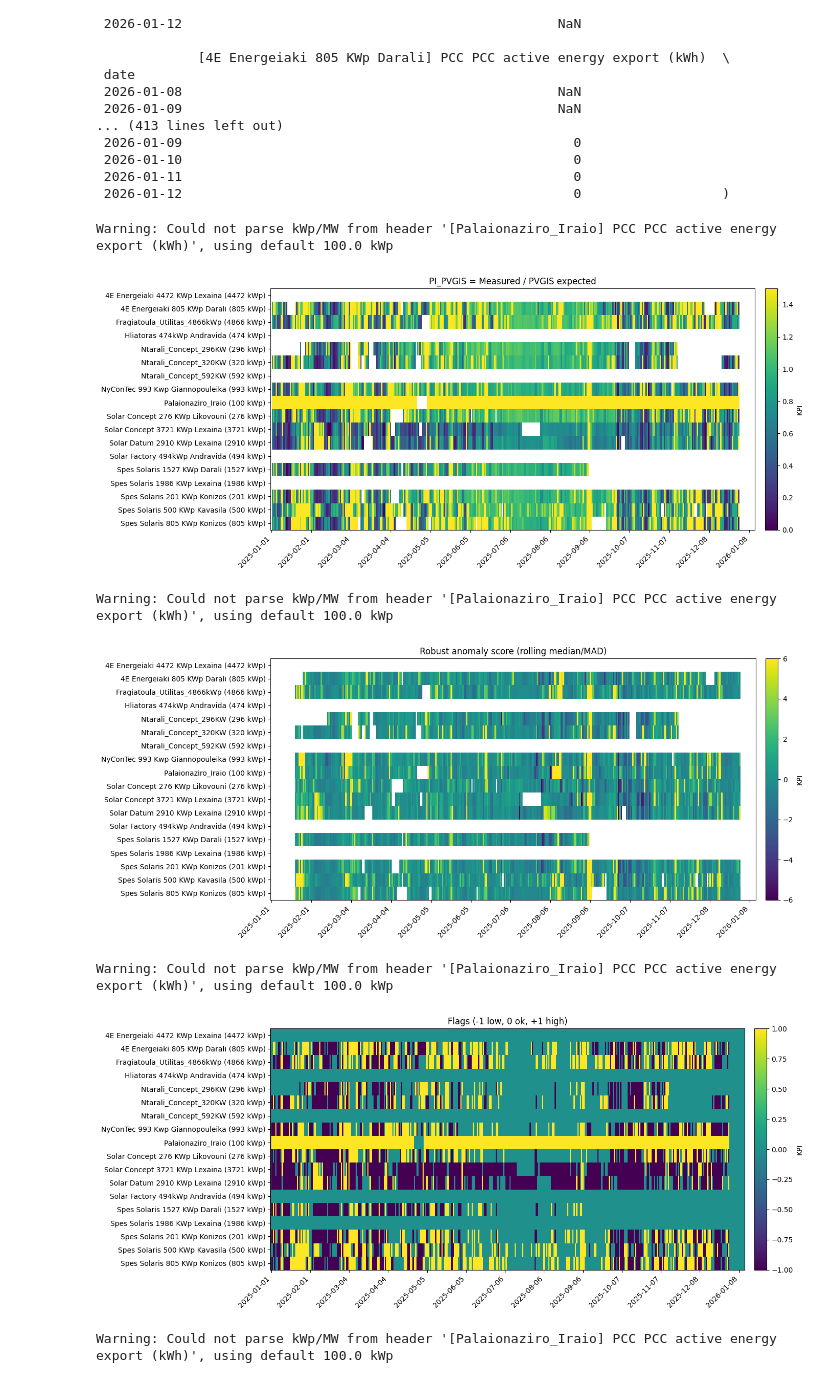
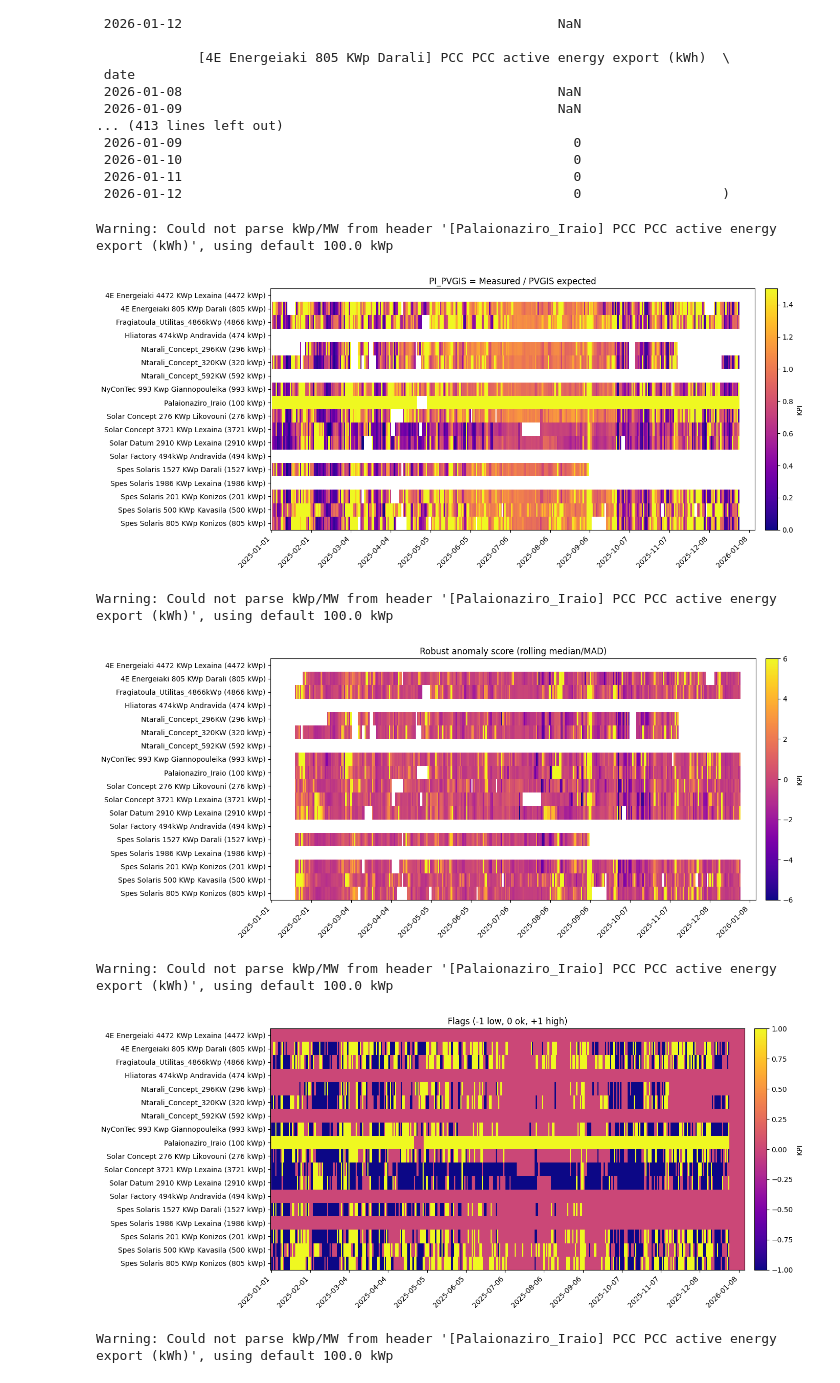
Before and after one commit to steliosvliaros/daily_avg_pv_kpi_heatmap, a Jupyter notebook: notebooks/01_prototype_pvgis_pi_heatmap.ipynb, the cells around one changed output. Cells and saved outputs as stored; diff of their text form; code cells hidden in the pictures.

```diff
--- a/notebooks/01_prototype_pvgis_pi_heatmap.ipynb
+++ b/notebooks/01_prototype_pvgis_pi_heatmap.ipynb
@@ -705,38 +705,38 @@ def plot_heatmap(mat: pd.DataFrame, title: str, vmin=None, vmax=None):
 
     # nicer y labels (park label + kWp)
     y = []
     for col in m.index:
         y.append(f"{short_label(col)} ({parse_kwp_from_header(col):.0f} kWp)")
     m.index = y
 
     fig, ax = plt.subplots(figsize=(14, max(6, 0.28 * len(m.index))))
-    im = ax.imshow(m.values, aspect="auto", interpolation="nearest", cmap="viridis", vmin=vmin, vmax=vmax)
+    im = ax.imshow(m.values, aspect="auto", interpolation="nearest", cmap="plasma", vmin=vmin, vmax=vmax)
 
     ax.set_title(title)
     ax.set_yticks(np.arange(len(m.index)))
     ax.set_yticklabels(m.index)
 
     dates = pd.to_datetime(m.columns)
     step = max(1, len(dates) // 12)
     xticks = np.arange(0, len(dates), step)
     ax.set_xticks(xticks)
     ax.set_xticklabels([d.strftime("%Y-%m-%d") for d in dates[::step]], rotation=45, ha="right")
 
     cbar = plt.colorbar(im, ax=ax, fraction=0.025, pad=0.02)
     cbar.ax.set_ylabel("KPI", rotation=90)
     plt.tight_layout()
     plt.show()
 
 plot_heatmap(pi, "PI_PVGIS = Measured / PVGIS expected", vmin=0.0, vmax=1.5)
 plot_heatmap(score, "Robust anomaly score (rolling median/MAD)", vmin=-6, vmax=6)
 plot_heatmap(flag, "Flags (-1 low, 0 ok, +1 high)", vmin=-1, vmax=1)
 # %% [output]
 Warning: Could not parse kWp/MW from header '[Palaionaziro_Iraio] PCC PCC active energy export (kWh)', using default 100.0 kWp
-[figure, old version]
+[figure, new version]
 Warning: Could not parse kWp/MW from header '[Palaionaziro_Iraio] PCC PCC active energy export (kWh)', using default 100.0 kWp
-[figure, old version]
+[figure, new version]
 Warning: Could not parse kWp/MW from header '[Palaionaziro_Iraio] PCC PCC active energy export (kWh)', using default 100.0 kWp
-[figure, old version]
+[figure, new version]
 # %%
 # Example usage of boxplot function
 plot_boxplot(pi, "Distribution of PI_PVGIS per Park", ylabel="PI_PVGIS", ylim=(0.0, 2.0))
```
Also changed, not shown: 1 other file.
